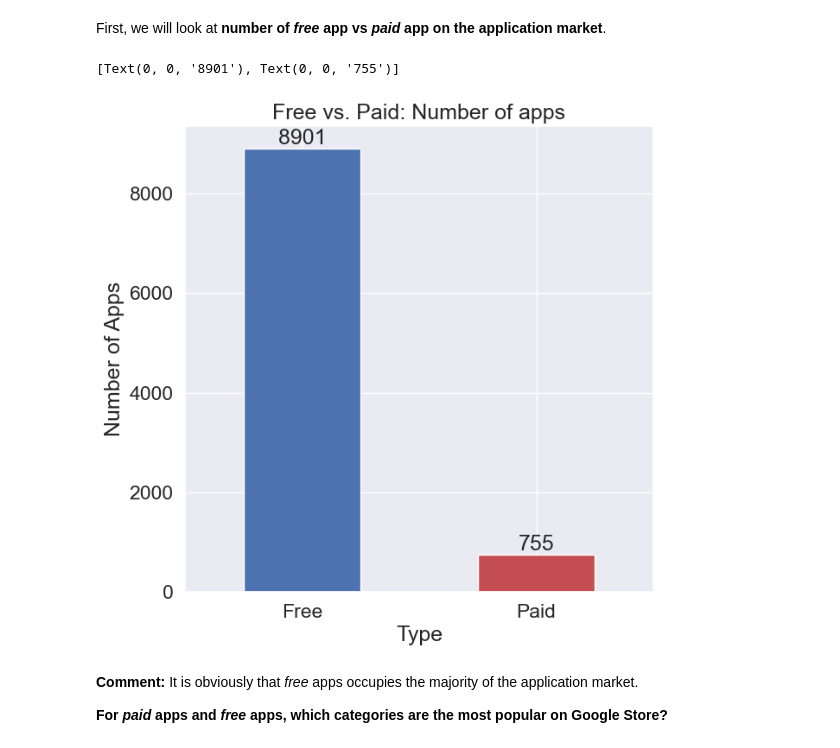
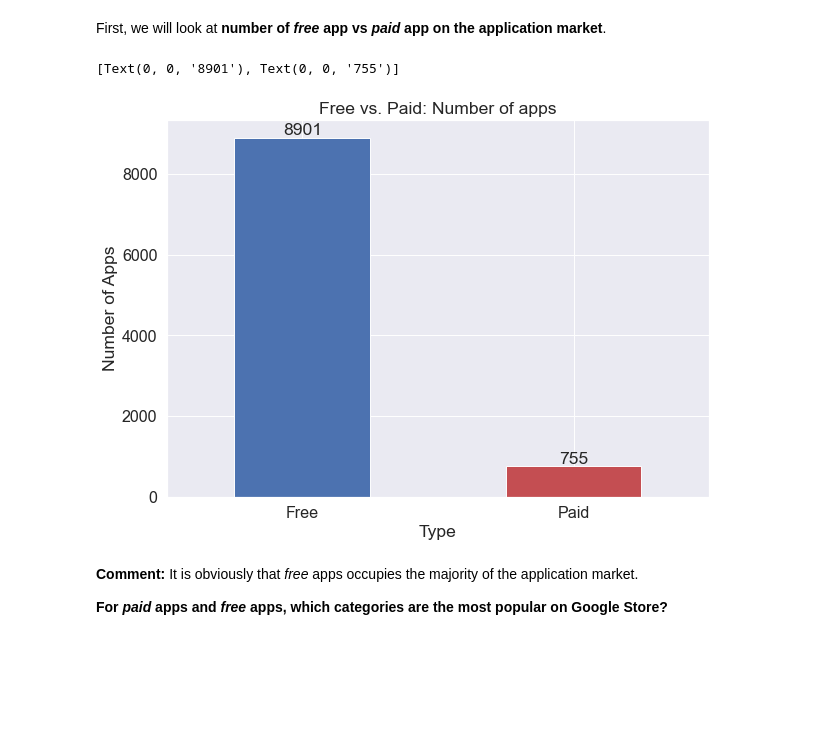
Before and after one commit to Luc-h0/Lap_trinh_cho_khoa_hoc_du_lieu, a Jupyter notebook: Notebook/2.0-EDA.ipynb, the cells around one changed output. Saved outputs shown, nothing was run; the diff lists cells and outputs as text; code cells hidden in the pictures; blank space fills up the shorter version.

```diff
--- a/Notebook/2.0-EDA.ipynb
+++ b/Notebook/2.0-EDA.ipynb
@@ -443,13 +443,14 @@ First, we will look at **number of *free* app vs *paid* app on the application m
 # %%
 type_count = df.groupby('Type')['App'].count()
 
 # visualizing
-fig, ax = plt.subplots(figsize=(7, 7))
+fig, ax = plt.subplots(figsize=(10, 7), dpi=70)
+
 type_count.plot.bar(rot=0, ylabel='Number of Apps', title='Free vs. Paid: Number of apps', color=['b', 'r'], ax=ax)
 ax.bar_label(ax.containers[0])
 # %% [output]
 [Text(0, 0, '8901'), Text(0, 0, '755')]
-[figure, old version]
+[figure, new version]
 # %% [markdown]
 **Comment:** It is obviously that *free* apps occupies the majority of the application market.
 
```
Also changed, not shown: parts of 5 cells of this notebook.
